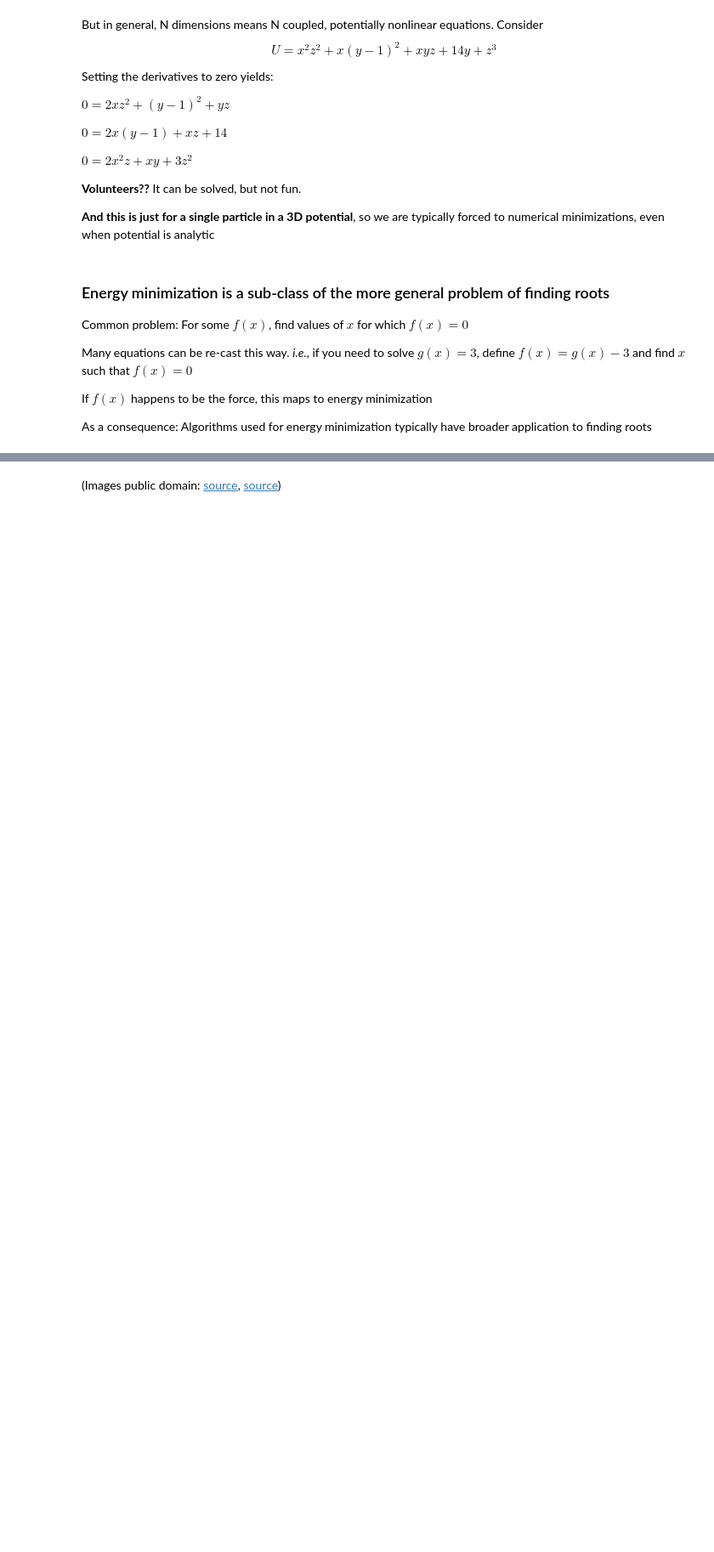
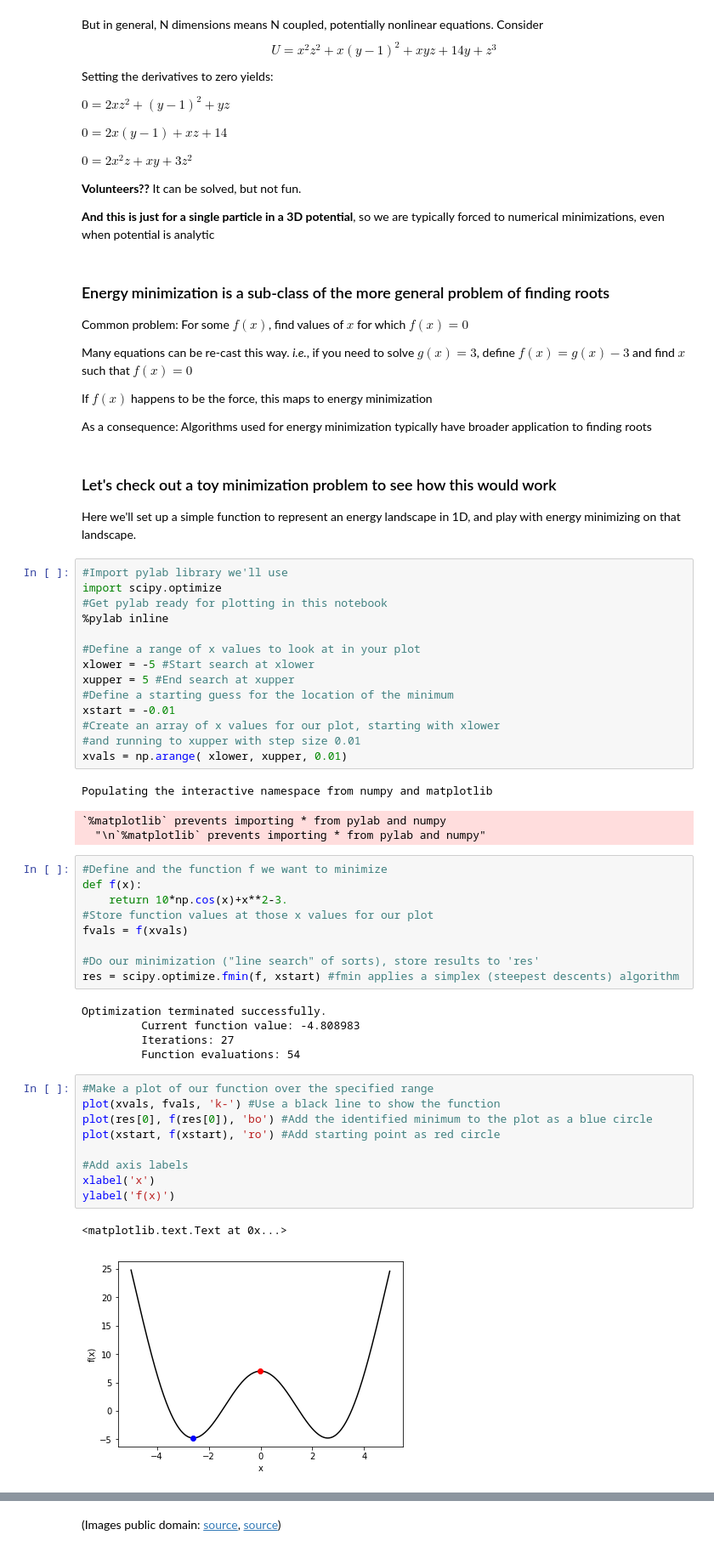
Before and after one commit to MobleyLab/drug-computing, a Jupyter notebook: uci-pharmsci/lectures/energy_minimization/energy_minimization.ipynb, the cells around one changed output, grey strips where cells are left out. Shown at 85% size. Cells and saved outputs as stored; diff of their text form; blank space fills up the shorter version.

Commit message:
Add a 1D sandbox example and the start of a 2D example.

```diff
--- a/uci-pharmsci/lectures/energy_minimization/energy_minimization.ipynb
+++ b/uci-pharmsci/lectures/energy_minimization/energy_minimization.ipynb
@@ -160,3 +161,50 @@ Many equations can be re-cast this way. *i.e.*, if you need to solve $g(x) = 3$,
 If $f(x)$ happens to be the force, this maps to energy minimization
 
 As a consequence: Algorithms used for energy minimization typically have broader application to finding roots
+# %% [markdown]
+### Let's check out a toy minimization problem to see how this would work
+Here we'll set up a simple function to represent an energy landscape in 1D, and play with energy minimizing on that landscape.
+# %%
+#Import pylab library we'll use
+import scipy.optimize
+#Get pylab ready for plotting in this notebook
+%pylab inline
+
+#Define a range of x values to look at in your plot
+xlower = -5 #Start search at xlower
+xupper = 5 #End search at xupper
+#Define a starting guess for the location of the minimum
+xstart = -0.01
+#Create an array of x values for our plot, starting with xlower
+#and running to xupper with step size 0.01
+xvals = np.arange( xlower, xupper, 0.01)
+# %% [output]
+Populating the interactive namespace from numpy and matplotlib
+`%matplotlib` prevents importing * from pylab and numpy
+  "\n`%matplotlib` prevents importing * from pylab and numpy"
+# %%
+#Define and the function f we want to minimize
+def f(x):
+    return 10*np.cos(x)+x**2-3.
+#Store function values at those x values for our plot
+fvals = f(xvals)
+
+#Do our minimization ("line search" of sorts), store results to 'res'
+res = scipy.optimize.fmin(f, xstart) #fmin applies a simplex (steepest descents) algorithm
+# %% [output]
+Optimization terminated successfully.
+         Current function value: -4.808983
+         Iterations: 27
+         Function evaluations: 54
+# %%
+#Make a plot of our function over the specified range
+plot(xvals, fvals, 'k-') #Use a black line to show the function
+plot(res[0], f(res[0]), 'bo') #Add the identified minimum to the plot as a blue circle
+plot(xstart, f(xstart), 'ro') #Add starting point as red circle
+
+#Add axis labels
+xlabel('x')
+ylabel('f(x)')
+# %% [output]
+<matplotlib.text.Text at 0x...>
+[figure, added]
```
Also changed, not shown: parts of 8 cells of this notebook, 2 other files.
